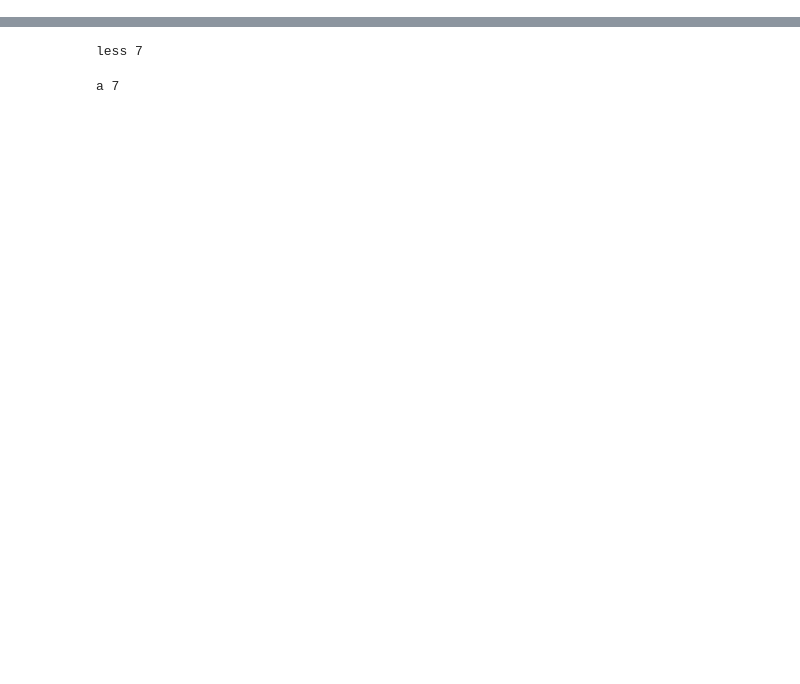
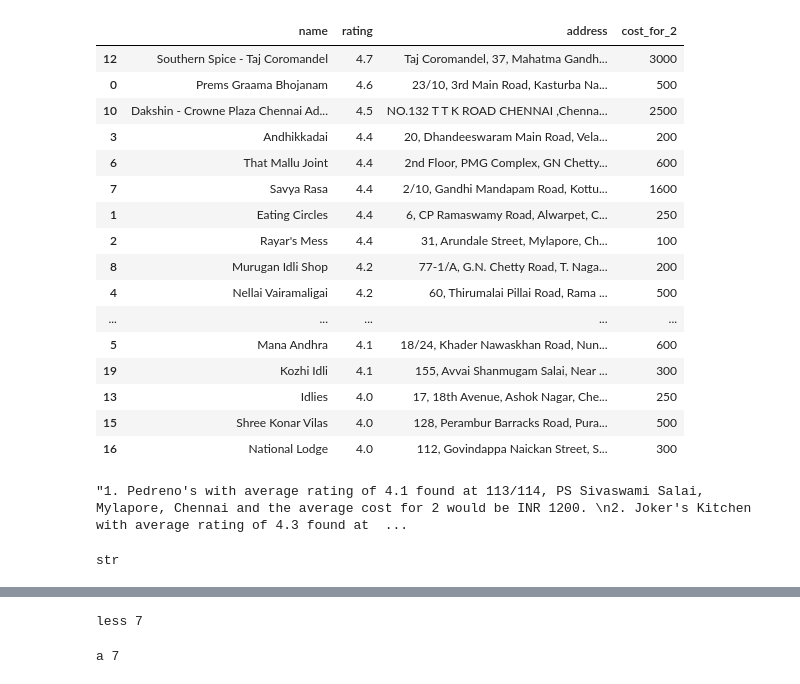
Before and after one commit to n-sundar/Foodie-Chatbot, a Jupyter notebook: zomato.ipynb, the cells around one changed output, grey strips where cells are left out. Saved outputs shown, nothing was run; the diff lists cells and outputs as text; code cells hidden in the pictures; blank space fills up the shorter version.

```diff
--- a/zomato.ipynb
+++ b/zomato.ipynb
@@ -5,7 +5,7 @@ import pandas as pd
 # %%
 base_url = "https://developers.zomato.com/api/v2.1/"
 headers = {'Accept': 'application/json', 'user-key': '7c5b4cda151a68ab847143b592e4c232'}
-r = (requests.get(base_url + "locations?query=" + str('hyderabad') + "&count=" + str(5), headers=headers).content).decode("utf-8")
+r = (requests.get(base_url + "locations?query=" + str('chennai') + "&count=" + str(5), headers=headers).content).decode("utf-8")
 json.loads(r)
 # %% [output]
 {'location_suggestions': [{'entity_type': 'city',
@@ -40,7 +40,7 @@ cuisines = str(cuisines_dict['south indian'])
 
 cuisines = "%2C".join(cuisines.split(","))
 headers = {'Accept': 'application/json', 'user-key': '7c5b4cda151a68ab847143b592e4c232'}
-r = (requests.get(base_url + "search?q=" + str('') + "&count=" + str(10) + "&lat=" + str(lat) + "&lon=" + str(lon) + "&cuisines=" + str(cuisines), headers=headers).content).decode("utf-8")
+r = (requests.get(base_url + "search?q=" + str('') + "&count=" + str(10) + "&lat=" + str(lat) + "&lon=" + str(lon) + "&cuisines=" + str(cuisines) + "&count=50" , headers=headers).content).decode("utf-8")
 # %%
 json.loads(r)
 # %% [output]
@@ -64,8 +66,6 @@ json.loads(r)
 # %%
-d1 = json.loads(r)
-print(type(d1))
-d = d1['restaurants']
-print(type(d))
-df1 = pd.DataFrame([{'restaurant_name': x['restaurant']['name'], 'restaurant_rating': x['restaurant']['user_rating']['aggregate_rating'],
-'restaurant_address': x['restaurant']['location']['address'],'budget_for2people': x['restaurant']['average_cost_for_two'],
-'restaurant_photo': x['restaurant']['featured_image'], 'restaurant_url': x['restaurant']['url'] } for x in d])
+d = json.loads(r)
+res_list = d['restaurants']
+res_frame = pd.DataFrame([{'name': x['restaurant']['name'], 'rating': x['restaurant']['user_rating']['aggregate_rating'],
+'address': x['restaurant']['location']['address'],'cost_for_2': x['restaurant']['average_cost_for_two']} for x in res_list])
+res_frame.sort_values(by = 'rating', ascending = False,inplace = True)
@@ -88,0 +139,20 @@ df1
+# %%
+res_frame[:50]
+# %% [output]
+|  | name | rating | address | cost_for_2 |
+| 12 | Southern Spice - Taj Coromandel | 4.7 | Taj Coromandel, 37, Mahatma Gandh... | 3000 |
+| 0 | Prems Graama Bhojanam | 4.6 | 23/10, 3rd Main Road, Kasturba Na... | 500 |
+| 10 | Dakshin - Crowne Plaza Chennai Ad... | 4.5 | NO.132 T T K ROAD CHENNAI ,Chenna... | 2500 |
+| 3 | Andhikkadai | 4.4 | 20, Dhandeeswaram Main Road, Vela... | 200 |
+| 6 | That Mallu Joint | 4.4 | 2nd Floor, PMG Complex, GN Chetty... | 600 |
+| 7 | Savya Rasa | 4.4 | 2/10, Gandhi Mandapam Road, Kottu... | 1600 |
+| 1 | Eating Circles | 4.4 | 6, CP Ramaswamy Road, Alwarpet, C... | 250 |
+| 2 | Rayar's Mess | 4.4 | 31, Arundale Street, Mylapore, Ch... | 100 |
+| 8 | Murugan Idli Shop | 4.2 | 77-1/A, G.N. Chetty Road, T. Naga... | 200 |
+| 4 | Nellai Vairamaligai | 4.2 | 60, Thirumalai Pillai Road, Rama ... | 500 |
+| ... | ... | ... | ... | ... |
+| 5 | Mana Andhra | 4.1 | 18/24, Khader Nawaskhan Road, Nun... | 600 |
+| 19 | Kozhi Idli | 4.1 | 155, Avvai Shanmugam Salai, Near ... | 300 |
+| 13 | Idlies | 4.0 | 17, 18th Avenue, Ashok Nagar, Che... | 250 |
+| 15 | Shree Konar Vilas | 4.0 | 128, Perambur Barracks Road, Pura... | 500 |
+| 16 | National Lodge | 4.0 | 112, Govindappa Naickan Street, S... | 300 |
@@ -88,0 +174,8 @@ df1
+# %%
+response
+# %% [output]
+"1. Pedreno's with average rating of 4.1 found at 113/114, PS Sivaswami Salai, Mylapore, Chennai and the average cost for 2 would be INR 1200. \n2. Joker's Kitchen with average rating of 4.3 found at  ...
+# %%
+type(str(df2['name']))
+# %% [output]
+str
```
Also changed, not shown: parts of 22 cells of this notebook, 16 other files.
